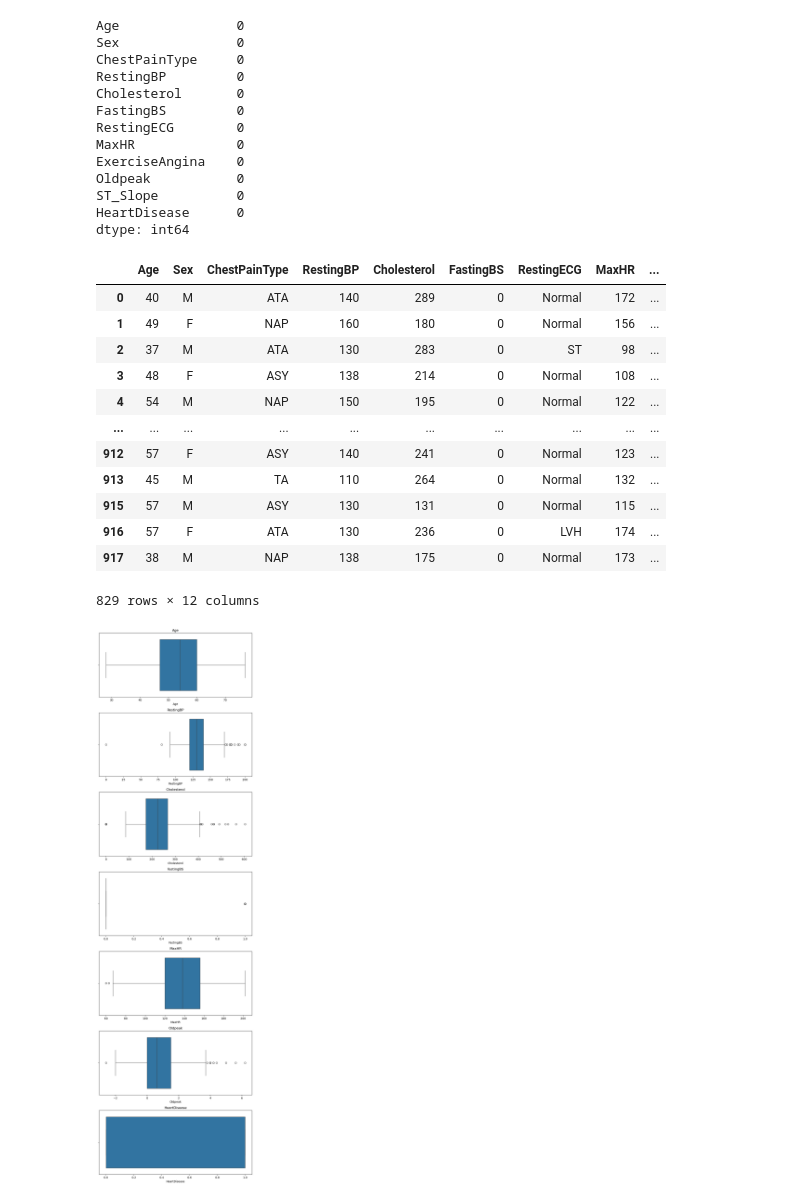
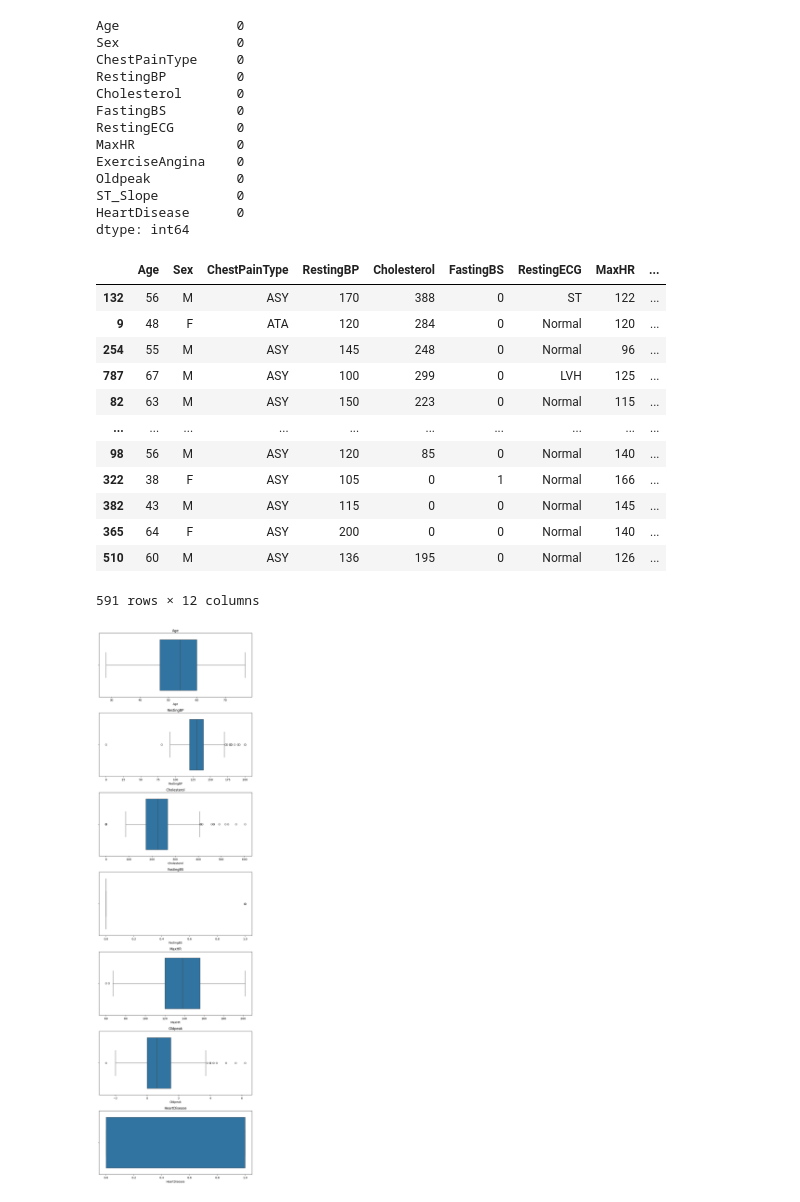
Before and after one commit to EricYangg/Heart-Failure-Classification, a Jupyter notebook: notebooks/heart_disease_analysis.ipynb, the cells around one changed output. Saved outputs shown, nothing was run; the diff lists cells and outputs as text; code cells hidden in the pictures.

```diff
--- a/notebooks/heart_disease_analysis.ipynb
+++ b/notebooks/heart_disease_analysis.ipynb
@@ -118,19 +125,19 @@ ST_Slope          0
 HeartDisease      0
 dtype: int64
 # %%
-df[df.iloc[:, :-1].eq(0).any(axis=1)]
+train_df[train_df.iloc[:, :-1].eq(0).any(axis=1)]
 # %% [output]
 |  | Age | Sex | ChestPainType | RestingBP | Cholesterol | FastingBS | RestingECG | MaxHR | ... |
-| 0 | 40 | M | ATA | 140 | 289 | 0 | Normal | 172 | ... |
-| 1 | 49 | F | NAP | 160 | 180 | 0 | Normal | 156 | ... |
-| 2 | 37 | M | ATA | 130 | 283 | 0 | ST | 98 | ... |
-| 3 | 48 | F | ASY | 138 | 214 | 0 | Normal | 108 | ... |
-| 4 | 54 | M | NAP | 150 | 195 | 0 | Normal | 122 | ... |
+| 132 | 56 | M | ASY | 170 | 388 | 0 | ST | 122 | ... |
+| 9 | 48 | F | ATA | 120 | 284 | 0 | Normal | 120 | ... |
+| 254 | 55 | M | ASY | 145 | 248 | 0 | Normal | 96 | ... |
+| 787 | 67 | M | ASY | 100 | 299 | 0 | LVH | 125 | ... |
+| 82 | 63 | M | ASY | 150 | 223 | 0 | Normal | 115 | ... |
 | ... | ... | ... | ... | ... | ... | ... | ... | ... | ... |
-| 912 | 57 | F | ASY | 140 | 241 | 0 | Normal | 123 | ... |
-| 913 | 45 | M | TA | 110 | 264 | 0 | Normal | 132 | ... |
-| 915 | 57 | M | ASY | 130 | 131 | 0 | Normal | 115 | ... |
-| 916 | 57 | F | ATA | 130 | 236 | 0 | LVH | 174 | ... |
-| 917 | 38 | M | NAP | 138 | 175 | 0 | Normal | 173 | ... |
+| 98 | 56 | M | ASY | 120 | 85 | 0 | Normal | 140 | ... |
+| 322 | 38 | F | ASY | 105 | 0 | 1 | Normal | 166 | ... |
+| 382 | 43 | M | ASY | 115 | 0 | 0 | Normal | 145 | ... |
+| 365 | 64 | F | ASY | 200 | 0 | 0 | Normal | 140 | ... |
+| 510 | 60 | M | ASY | 136 | 195 | 0 | Normal | 126 | ... |
-829 rows × 12 columns
+591 rows × 12 columns
 # %%
```
Also changed, not shown: parts of 19 cells of this notebook.
